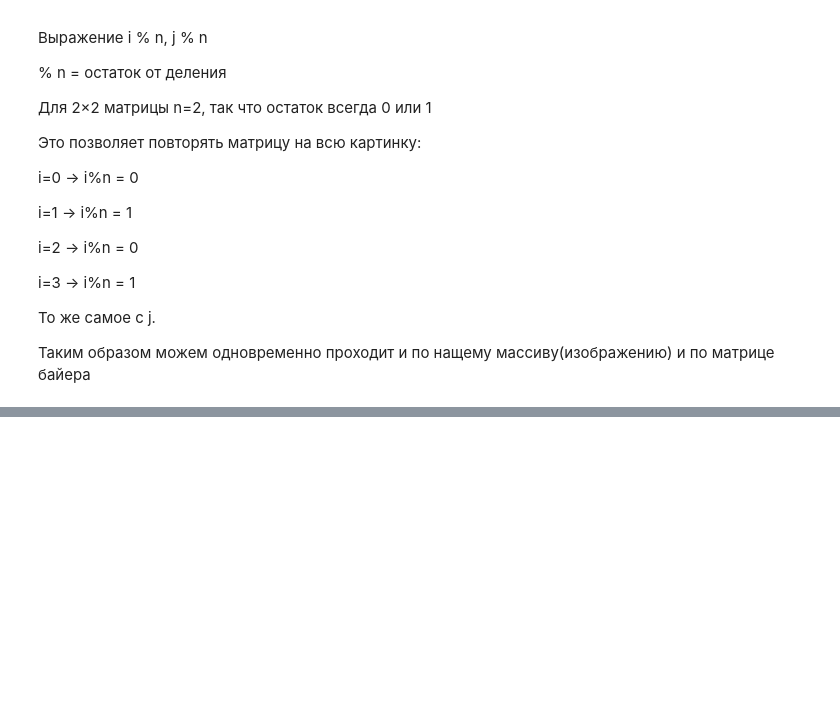
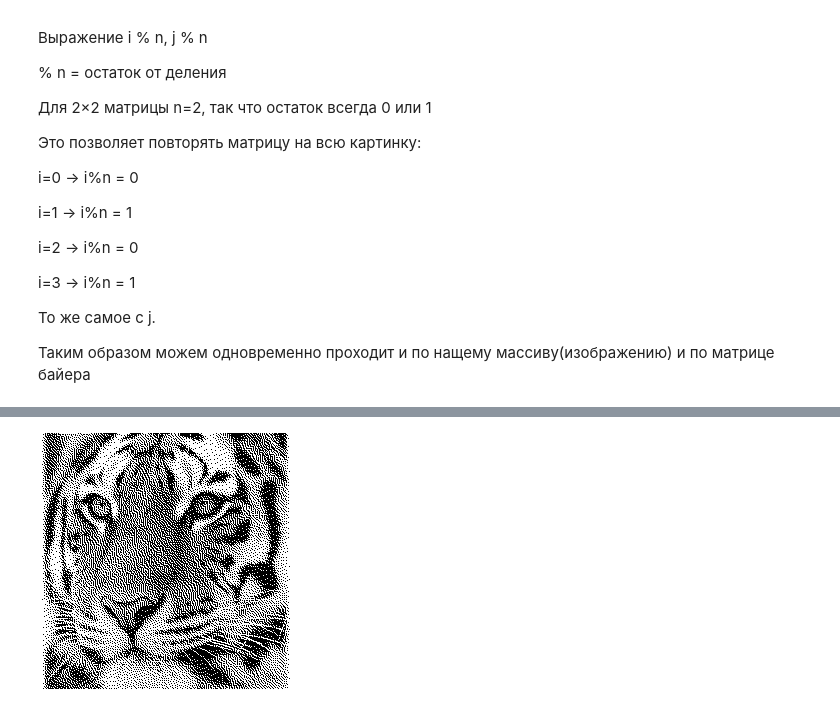
Before and after one commit to Shamil65/Machine-learning-start, a Jupyter notebook: libraries/pillow/pillow_start.ipynb, the cells around one changed output, grey strips where cells are left out. Cells and saved outputs as stored; diff of their text form; code cells hidden in the pictures; blank space fills up the shorter version.

Commit message:
Дизеринг с рассеянием ошибки по алгоритму Floyd-Steinberg

```diff
--- a/libraries/pillow/pillow_start.ipynb
+++ b/libraries/pillow/pillow_start.ipynb
@@ -329,0 +337,27 @@ plt.axis("off")
+# %%
+def floyd_steinberg_custom(img_):
+    arr_256 = np.array(img_, dtype=np.float32)
+    dithered_256 = np.zeros_like(arr_256, dtype=np.uint8)
+    h, w = arr_256.shape
+
+    for y in range(h):
+        for x in range(w):
+            old_pixel = arr_256[y, x]
+            new_pixel = 255 if old_pixel > 127 else 0
+            dithered_256[y, x] = new_pixel
+            error = old_pixel - new_pixel
+
+            # Распределяем ошибку
+            if x + 1 < w:
+                arr_256[y, x + 1] += error * 3 / 8
+            if y + 1 < h:
+                if x - 1 >= 0:
+                    arr_256[y + 1, x - 1] += error * 3 / 8
+                arr_256[y + 1, x] += error * 2 / 8
+
+    return Image.fromarray(dithered_256, mode="L")
+
+
+floyd_steinberg_custom(img_gray_256)
+# %% [output]
+[figure, added]
```
Also changed, not shown: parts of 3 cells of this notebook.
